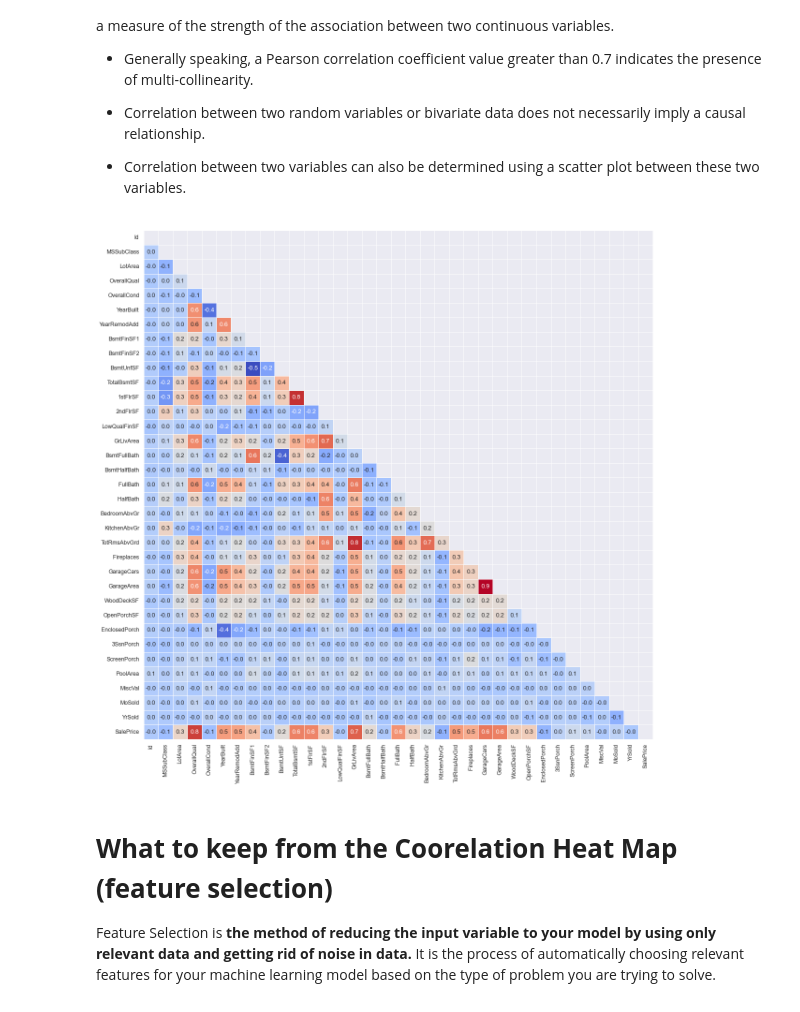
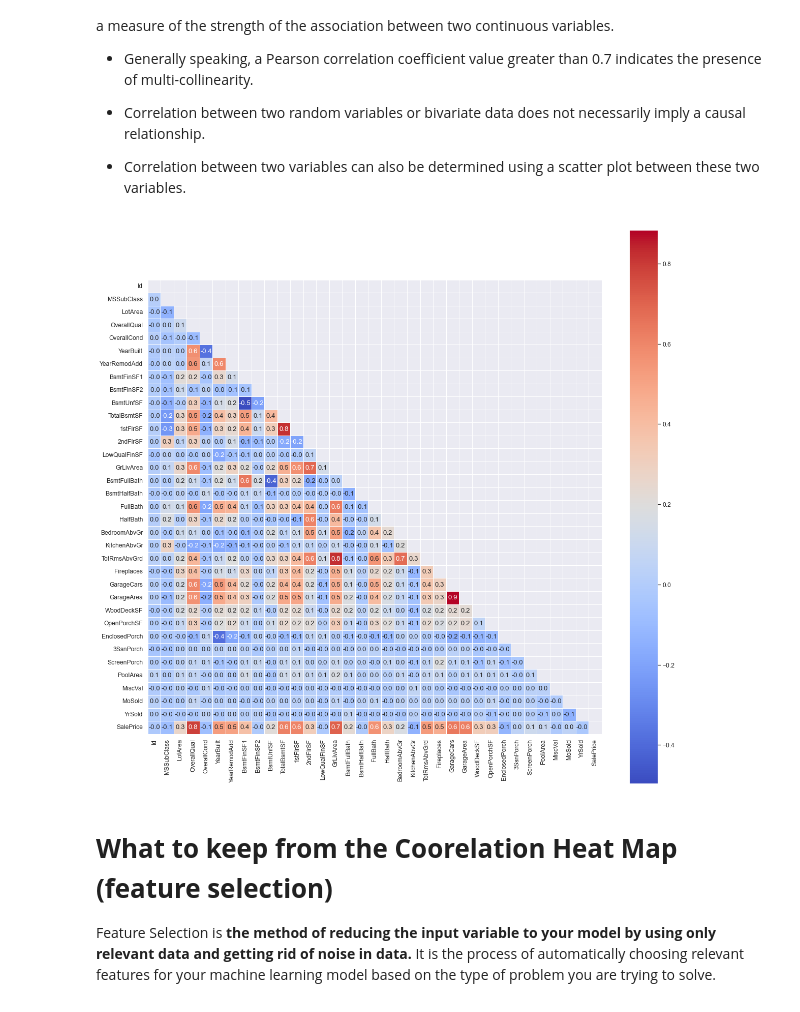
Before and after one commit to morti002/Home-Prices-Ames-Iowa-07112022, a Jupyter notebook: house_prices_ames_iowa.ipynb, the cells around one changed output. Saved outputs shown, nothing was run; the diff lists cells and outputs as text; code cells hidden in the pictures.

```diff
--- a/house_prices_ames_iowa.ipynb
+++ b/house_prices_ames_iowa.ipynb
@@ -82,8 +77,8 @@ warnings.filterwarnings('ignore')
 %matplotlib inline
 # %%
 #Import Learning/Training data
-learn_df = pd.read_csv('/Users/timothymorales/Kaggle_Projects/House_Prices_Ames_Iowa/house_prices_ames_iowa_learn.csv')
-learn_df.head()
+train = pd.read_csv('/Users/timothymorales/Kaggle_Projects/House_Prices_Ames_Iowa/house_prices_ames_iowa_learn.csv')
+train.head()
 # %% [output]
 |  | Id | MSSubClass | MSZoning | LotFrontage | LotArea | Street | Alley | LotShape | LandContour | ... |
 | 0 | 1 | 60 | RL | 65.0 | 8450 | Pave | NaN | Reg | Lvl | ... |
@@ -161,8 +156,8 @@ learn_df.isnull().sum().sum()
 #learn_df.isnull().sum()
 
 #To Show Missing Values Percentages
-total = learn_df.isnull().sum().sort_values(ascending=False)
-percent = (learn_df.isnull().sum()/learn_df.isnull().count()).sort_values(ascending=False)
+total = train.isnull().sum().sort_values(ascending=False)
+percent = (train.isnull().sum()/train.isnull().count()).sort_values(ascending=False)
 missing_data = pd.concat([total, percent], axis=1, keys=['Total', 'Percent'])
 missing_data.head(20)
 # %% [output]
@@ -198,11 +193,11 @@ Regarding 'MasVnrArea' and 'MasVnrType', we can consider that these variables ar
 Finally, we have one missing observation in 'Electrical'. Since it is just one observation, we'll delete this observation and keep the variable.
 # %%
 #dealing with missing data
-learn_df = learn_df.drop((missing_data[missing_data['Total'] > 1]).index,1)
-learn_df = learn_df.drop(learn_df.loc[learn_df['Electrical'].isnull()].index)
+train = train.drop((missing_data[missing_data['Total'] > 1]).index,1)
+train = train.drop(train.loc[train['Electrical'].isnull()].index)
 
 #checking for missing data
-learn_df.isnull().sum().max()
+train.isnull().sum().max()
 # %% [output]
 0
 # %%
@@ -264,21 +259,21 @@ The Pearson Correlation Coefficient is a type of correlation coefficient that re
 * Correlation between two variables can also be determined using a scatter plot between these two variables.
 # %%
 sns.set(font_scale=1.1)
-correlation_learn = learn_df.corr()
+correlation_learn = train.corr()
 mask = np.triu(correlation_learn.corr())
 plt.figure(figsize=(20, 20))
 sns.heatmap(correlation_learn,
             annot=True,
             fmt='.1f',
             cmap='coolwarm',
             square=True,
             mask=mask,
             linewidths=1,
-            cbar=False)
+            cbar=True)
 
 plt.show()
 # %% [output]
-[figure, old version]
+[figure, new version]
 # %% [markdown]
 # **What to keep from the Coorelation Heat Map (feature selection)**
 
```
Also changed, not shown: parts of 74 cells of this notebook.
